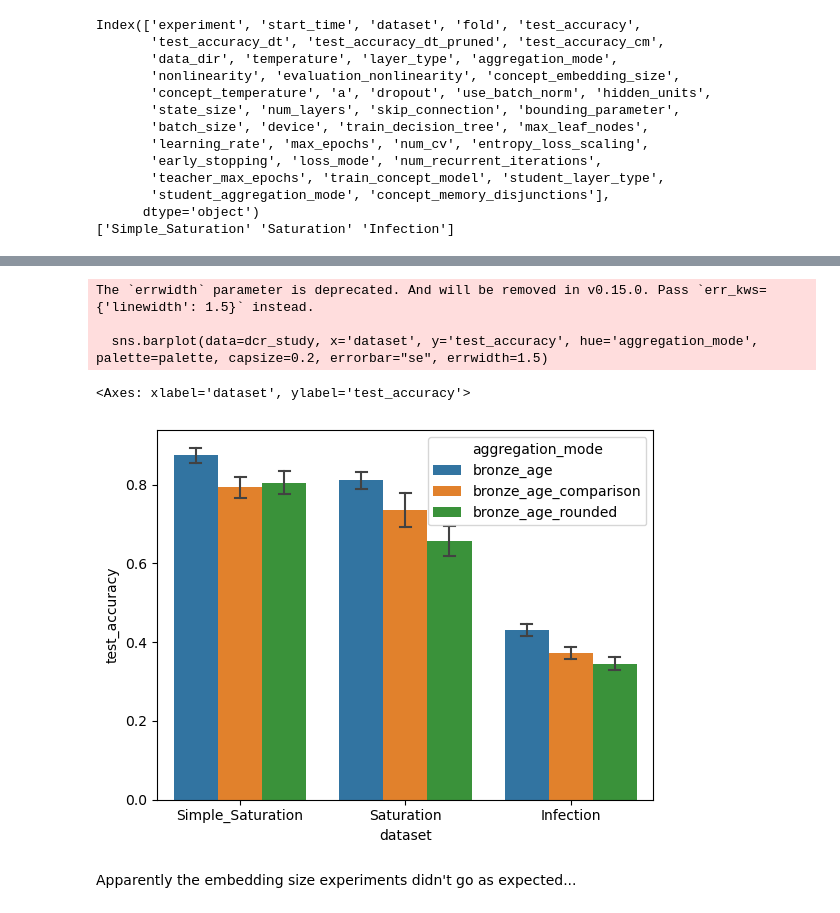
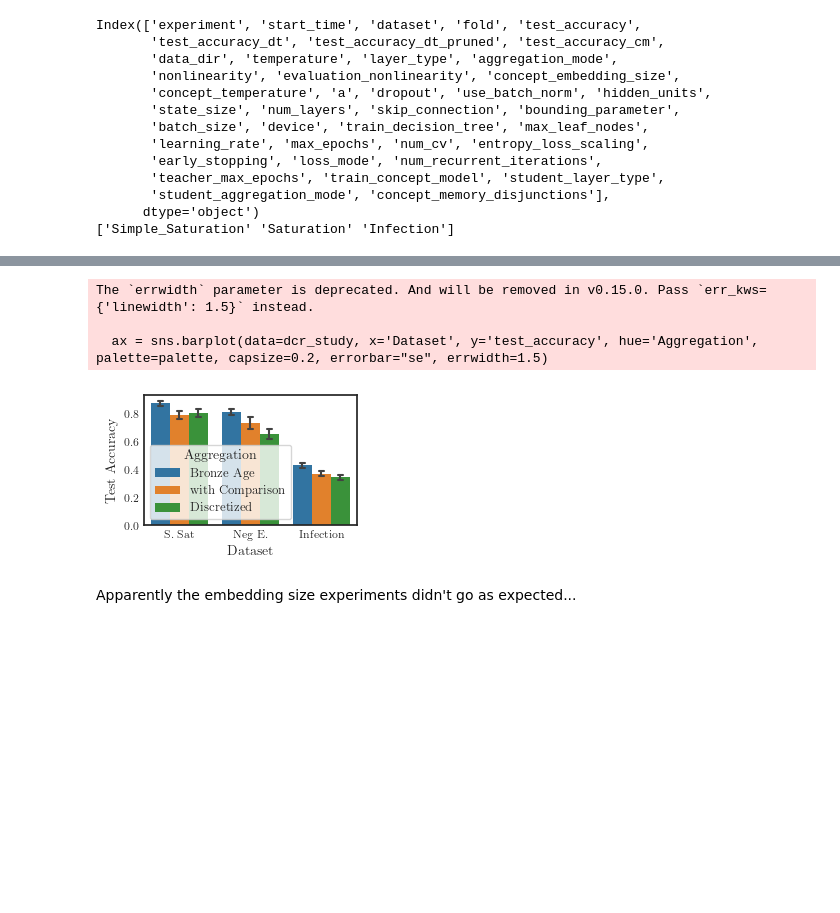
Before and after one commit to jakosimov/bronze-age, a Jupyter notebook: notebooks/ablation_study.ipynb, the cells around one changed output, grey strips where cells are left out. Cells and saved outputs as stored; diff of their text form; code cells hidden in the pictures; blank space fills up the shorter version.

```diff
--- a/notebooks/ablation_study.ipynb
+++ b/notebooks/ablation_study.ipynb
@@ -91,11 +178,21 @@ Text(0.5, 0, 'Dataset')
-# %%
-sns.barplot(data=dcr_study, x='dataset', y='test_accuracy', hue='aggregation_mode', palette=palette, capsize=0.2, errorbar="se", errwidth=1.5)
-# %% [output]
-The `errwidth` parameter is deprecated. And will be removed in v0.15.0. Pass `err_kws={'linewidth': 1.5}` instead.
-
-  sns.barplot(data=dcr_study, x='dataset', y='test_accuracy', hue='aggregation_mode', palette=palette, capsize=0.2, errorbar="se", errwidth=1.5)
-<Axes: xlabel='dataset', ylabel='test_accuracy'>
-[figure, removed]
+# %%
+plt.figure(figsize=get_size('log', fraction=0.5))
+dcr_study['Aggregation'] = dcr_study['aggregation_mode'].map({
+    'bronze_age': 'Bronze Age',
+    'bronze_age_comparison': 'with Comparison',
+    'bronze_age_rounded': 'Discretized',
+})
+ax = sns.barplot(data=dcr_study, x='Dataset', y='test_accuracy', hue='Aggregation', palette=palette, capsize=0.2, errorbar="se", errwidth=1.5)
+sns.move_legend(ax, "lower left", frameon=True)
+plt.xlabel('Dataset')
+plt.ylabel('Test Accuracy')
+
+plt.savefig('dcr_aggregation.pdf', bbox_inches='tight')
+# %% [output]
+The `errwidth` parameter is deprecated. And will be removed in v0.15.0. Pass `err_kws={'linewidth': 1.5}` instead.
+
+  ax = sns.barplot(data=dcr_study, x='Dataset', y='test_accuracy', hue='Aggregation', palette=palette, capsize=0.2, errorbar="se", errwidth=1.5)
+[figure, added]
 # %% [markdown]
 Apparently the embedding size experiments didn't go as expected...
 # %%
```
Also changed, not shown: parts of 8 cells of this notebook, 6 other files.
